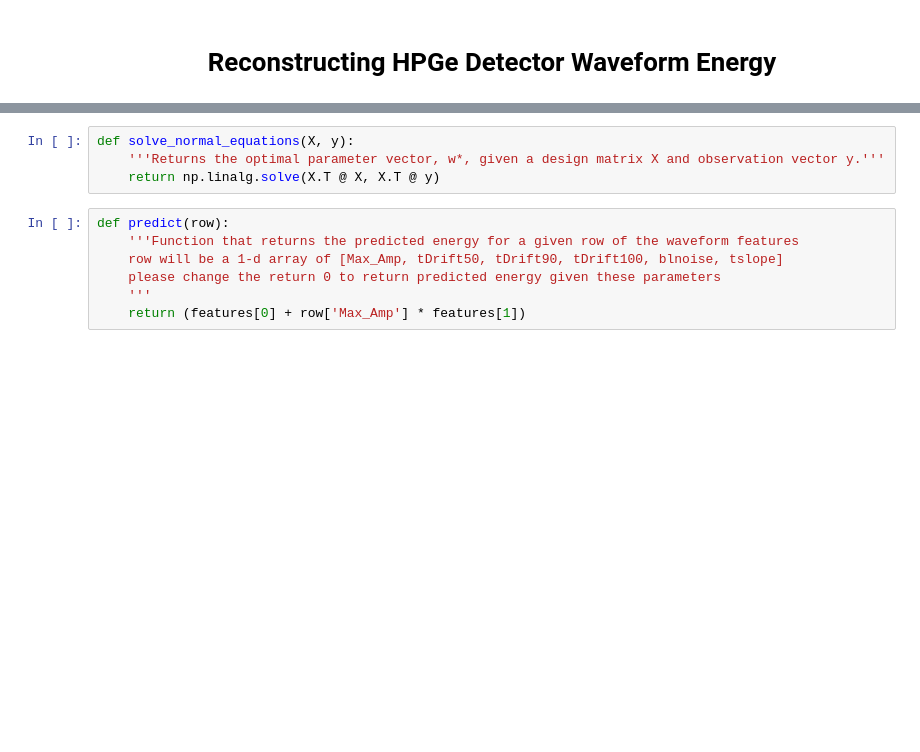
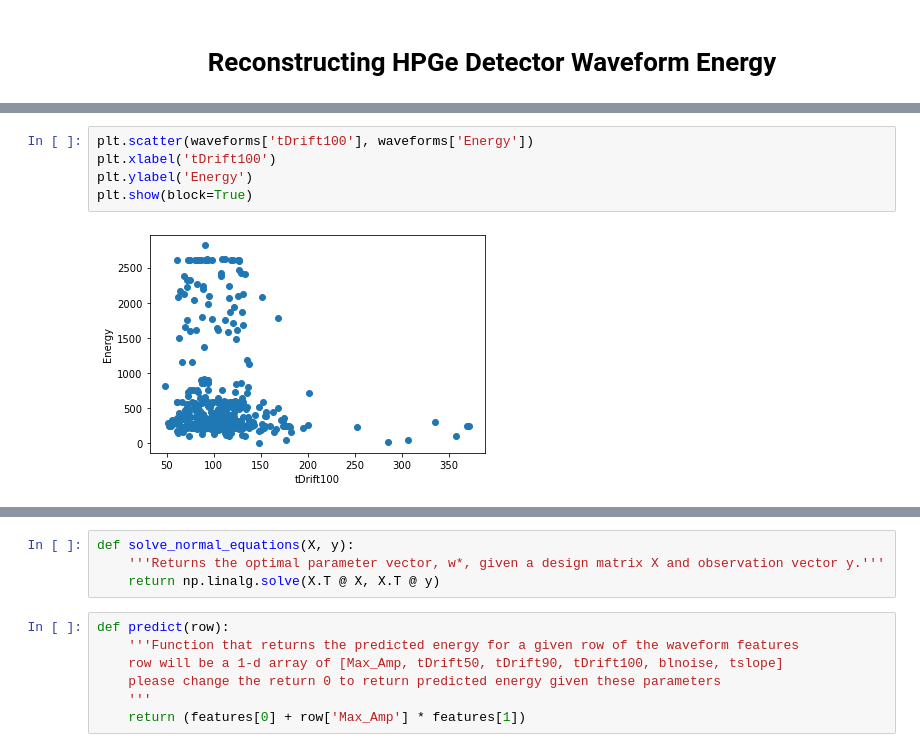
Before and after one commit to owenkyang/HPGe-Detector-Energy-Predictor, a Jupyter notebook: calculator.ipynb, the cells around one changed output, grey strips where cells are left out. Cells and saved outputs as stored; diff of their text form; blank space fills up the shorter version.

```diff
--- a/calculator.ipynb
+++ b/calculator.ipynb
@@ -6,0 +39,7 @@ from itertools import combinations
+# %%
+plt.scatter(waveforms['tDrift100'], waveforms['Energy'])
+plt.xlabel('tDrift100')
+plt.ylabel('Energy')
+plt.show(block=True)
+# %% [output]
+[figure, added]
```
Also changed, not shown: parts of 8 cells of this notebook.
